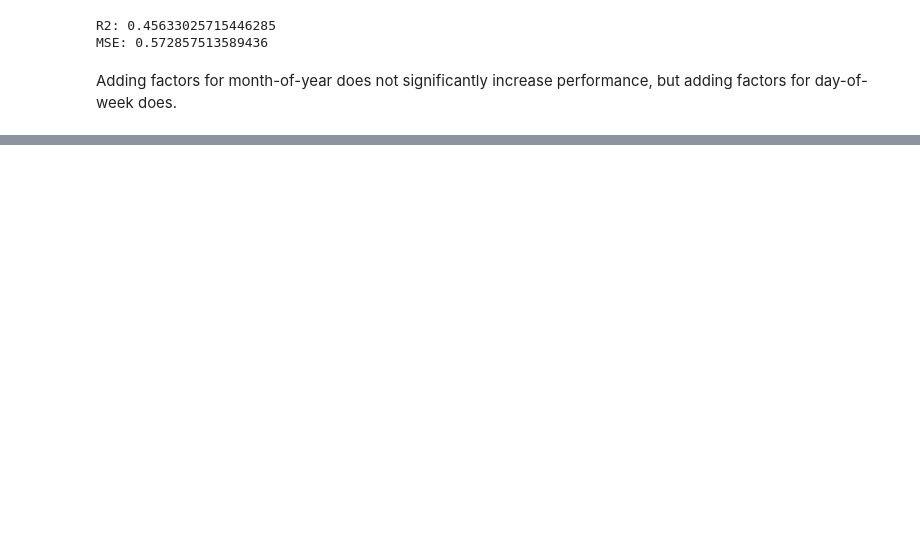
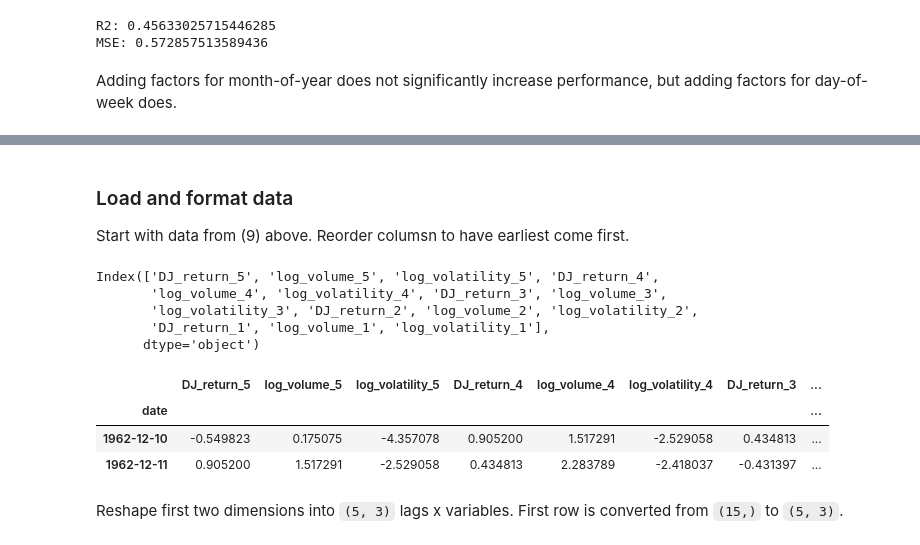
Before and after one commit to drwslv/StanfordOnline-Statistical-Learning, a Jupyter notebook: Ch10 Solutions Applied.ipynb, the cells around one changed output, grey strips where cells are left out. Drawn from its saved outputs; the diff is of its cells as text; code cells hidden in the pictures; blank space fills up the shorter version.

Commit message:
(10) load data

```diff
--- a/Ch10 Solutions Applied.ipynb
+++ b/Ch10 Solutions Applied.ipynb
@@ -715,0 +730,26 @@ Adding factors for month-of-year does not significantly increase performance, bu
+# %% [markdown]
+### Load and format data
+
+Start with data from (9) above. Reorder columsn to have earliest come first.
+# %%
+ordered_cols = []
+for lag in range(5,0,-1):
+    for col in cols:
+        ordered_cols.append('{0}_{1}'.format(col, lag))
+X = X.reindex(columns=ordered_cols)
+X.columns
+# %% [output]
+Index(['DJ_return_5', 'log_volume_5', 'log_volatility_5', 'DJ_return_4',
+       'log_volume_4', 'log_volatility_4', 'DJ_return_3', 'log_volume_3',
+       'log_volatility_3', 'DJ_return_2', 'log_volume_2', 'log_volatility_2',
+       'DJ_return_1', 'log_volume_1', 'log_volatility_1'],
+      dtype='object')
+# %%
+X.iloc[0:2,:]
+# %% [output]
+|  | DJ_return_5 | log_volume_5 | log_volatility_5 | DJ_return_4 | log_volume_4 | log_volatility_4 | DJ_return_3 | ... |
+| date |  |  |  |  |  |  |  | ... |
+| 1962-12-10 | -0.549823 | 0.175075 | -4.357078 | 0.905200 | 1.517291 | -2.529058 | 0.434813 | ... |
+| 1962-12-11 | 0.905200 | 1.517291 | -2.529058 | 0.434813 | 2.283789 | -2.418037 | -0.431397 | ... |
+# %% [markdown]
+Reshape first two dimensions into `(5, 3)` lags x variables. First row is converted from `(15,)` to `(5, 3)`.
```
Also changed, not shown: parts of 12 cells of this notebook, 1 other file.
